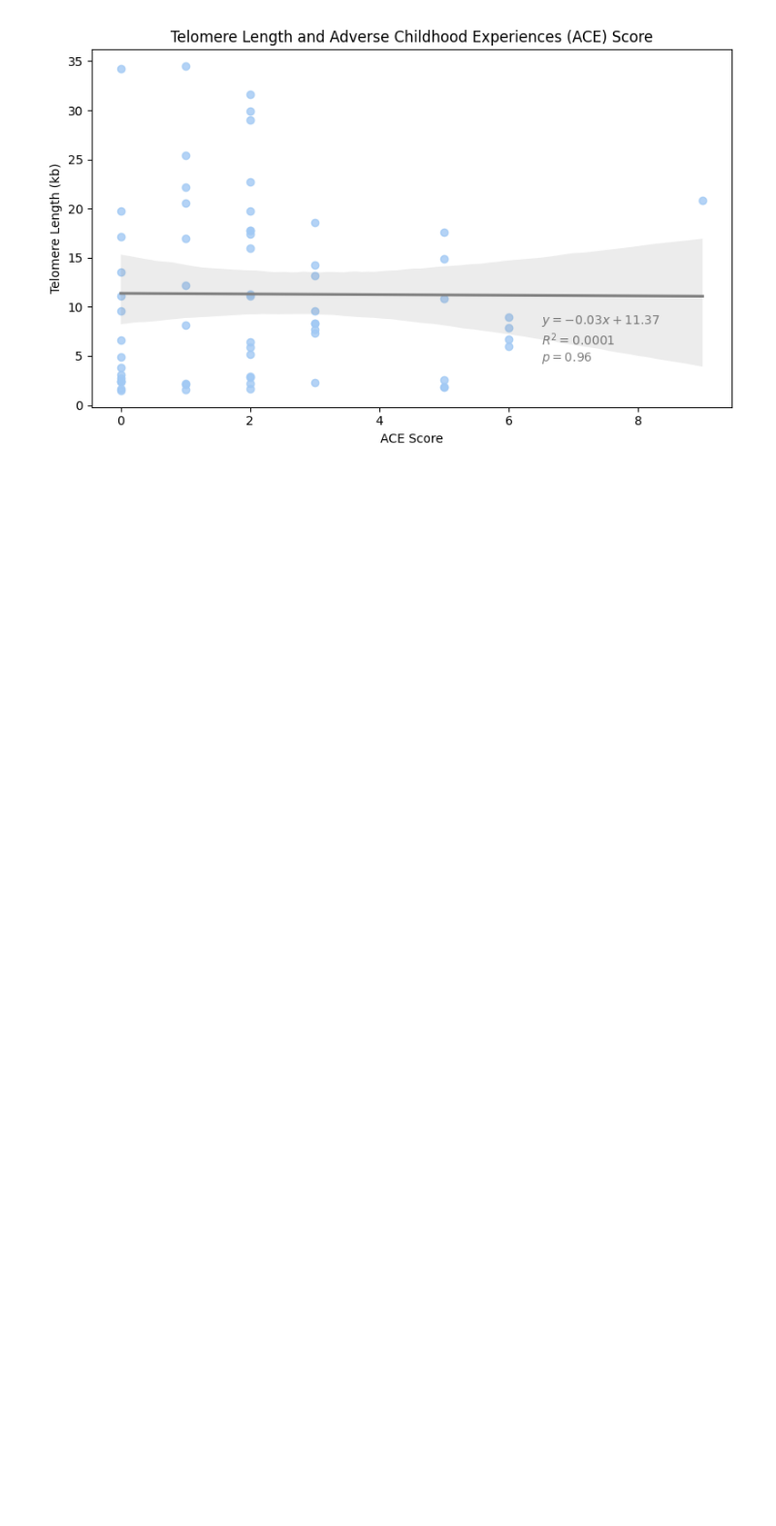
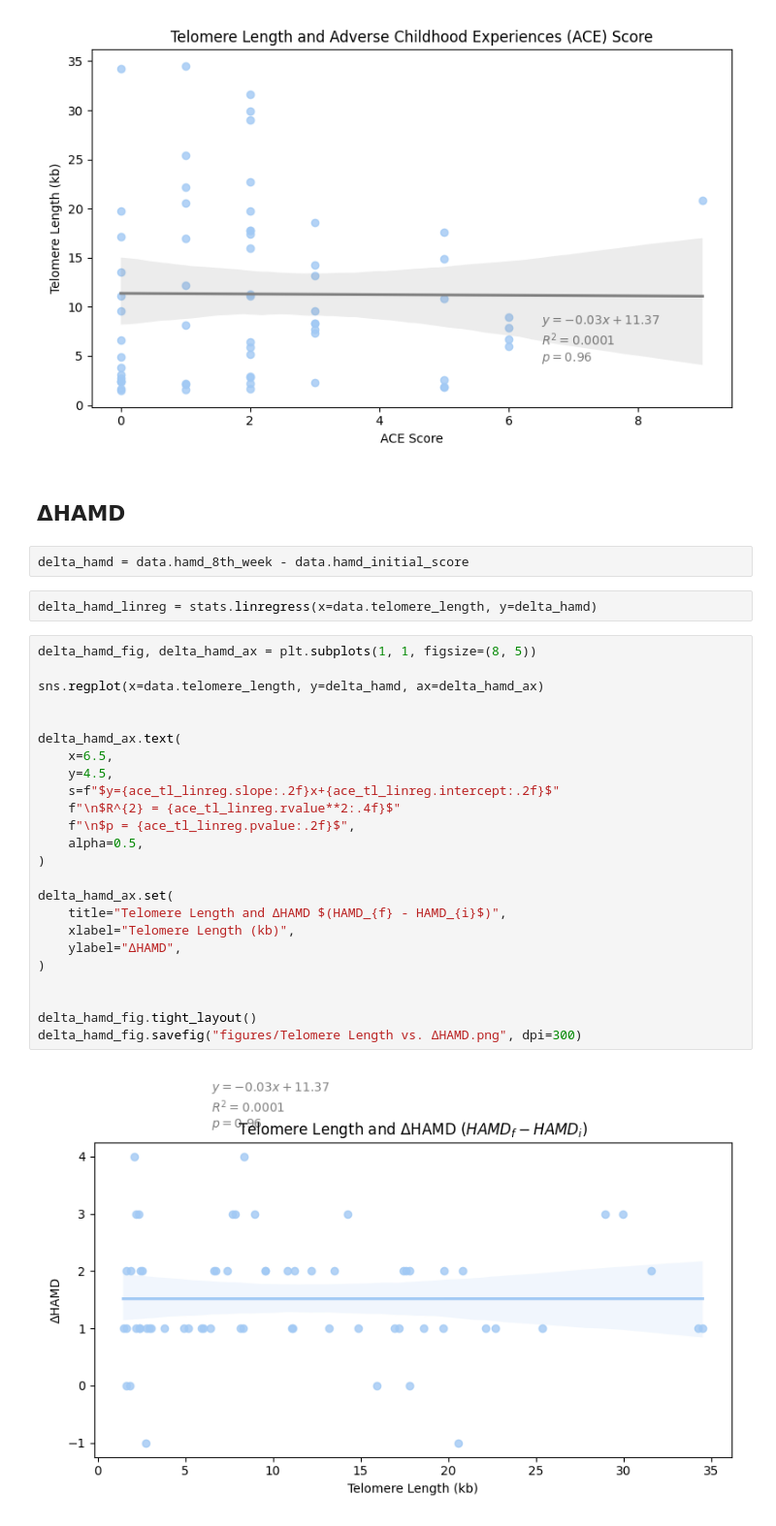
Before and after one commit to akaeii/telomere-mental-health, a Jupyter notebook: exploratory_data_analysis.ipynb, the cells around one changed output. Shown at 97% size. Cells and saved outputs as stored; diff of their text form; blank space fills up the shorter version.

Commit message:
Added telomere length vs. ΔHAMD analysis.

```diff
--- a/exploratory_data_analysis.ipynb
+++ b/exploratory_data_analysis.ipynb
@@ -587,3 +582,35 @@ ace_tl_fig.savefig(
 )
 # %% [output]
 [figure]
+# %% [markdown]
+<h2>ΔHAMD</h2>
+# %%
+delta_hamd = data.hamd_8th_week - data.hamd_initial_score
+# %%
+delta_hamd_linreg = stats.linregress(x=data.telomere_length, y=delta_hamd)
+# %%
+delta_hamd_fig, delta_hamd_ax = plt.subplots(1, 1, figsize=(8, 5))
+
+sns.regplot(x=data.telomere_length, y=delta_hamd, ax=delta_hamd_ax)
+
+
+delta_hamd_ax.text(
+    x=6.5,
+    y=4.5,
+    s=f"$y={ace_tl_linreg.slope:.2f}x+{ace_tl_linreg.intercept:.2f}$"
+    f"\n$R^{2} = {ace_tl_linreg.rvalue**2:.4f}$"
+    f"\n$p = {ace_tl_linreg.pvalue:.2f}$",
+    alpha=0.5,
+)
+
+delta_hamd_ax.set(
+    title="Telomere Length and ΔHAMD $(HAMD_{f} - HAMD_{i}$)",
+    xlabel="Telomere Length (kb)",
+    ylabel="ΔHAMD",
+)
+
+
+delta_hamd_fig.tight_layout()
+delta_hamd_fig.savefig("figures/Telomere Length vs. ΔHAMD.png", dpi=300)
+# %% [output]
+[figure, added]
```
Also changed, not shown: parts of 5 cells of this notebook, 2 other files.
